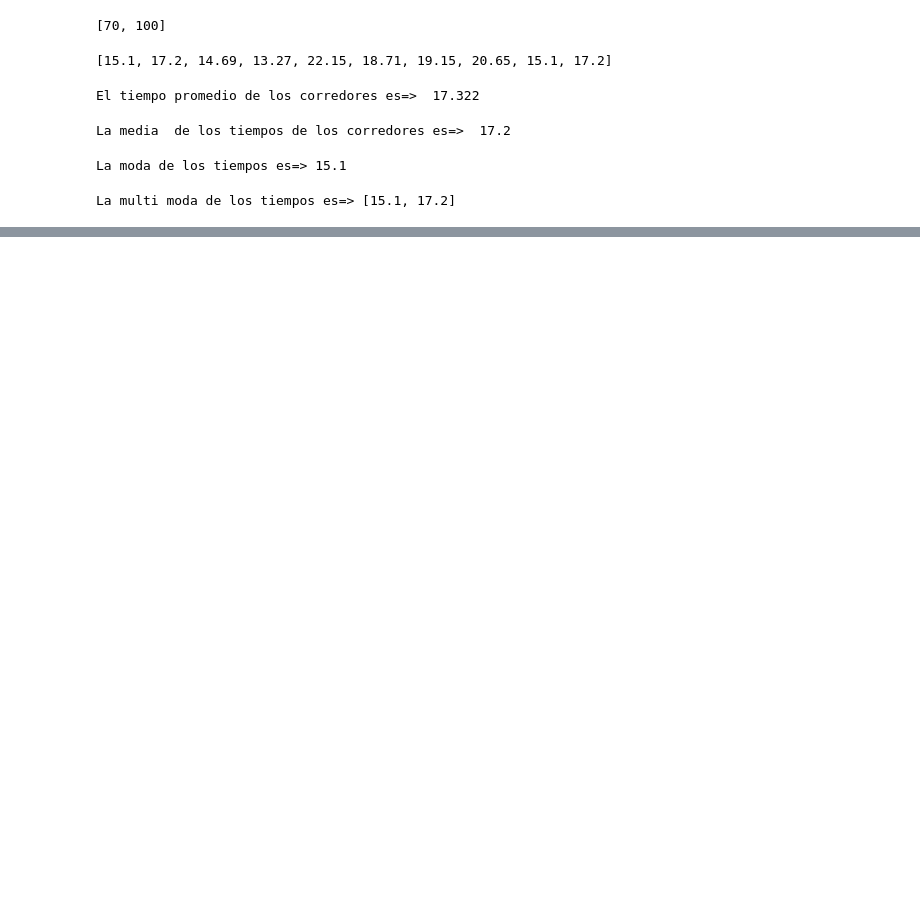
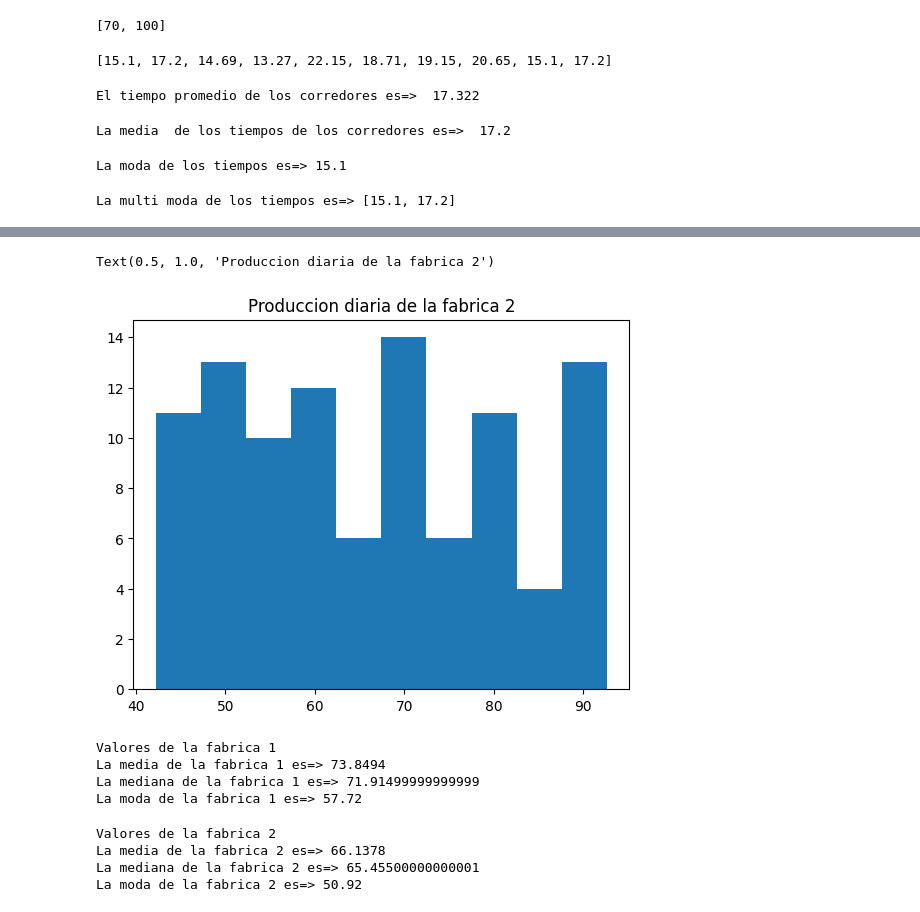
Before and after one commit to Andymlndz/PYE, a Jupyter notebook: Practica1.ipynb, the cells around one changed output, grey strips where cells are left out. Saved outputs shown, nothing was run; the diff lists cells and outputs as text; code cells hidden in the pictures; blank space fills up the shorter version.

```diff
--- a/Practica1.ipynb
+++ b/Practica1.ipynb
@@ -73,0 +91,37 @@ print(fabrica1)
+# %%
+import matplotlib.pyplot as plt
+plt.hist(fabrica2)
+plt.title("Produccion diaria de la fabrica 2")
+# %% [output]
+Text(0.5, 1.0, 'Produccion diaria de la fabrica 2')
+[figure, added]
+# %%
+from statistics import *
+
+media1 = mean(fabrica1)
+mediana1 = median(fabrica1)
+moda1 = mode(fabrica1)
+
+print("Valores de la fabrica 1")
+print("La media de la fabrica 1 es=>",media1)
+print("La mediana de la fabrica 1 es=>",mediana1)
+print("La moda de la fabrica 1 es=>",moda1)
+# %% [output]
+Valores de la fabrica 1
+La media de la fabrica 1 es=> 73.8494
+La mediana de la fabrica 1 es=> 71.91499999999999
+La moda de la fabrica 1 es=> 57.72
+# %%
+media2 = mean(fabrica2)
+mediana2 = median(fabrica2)
+moda2 = mode(fabrica2)
+
+print("Valores de la fabrica 2")
+print("La media de la fabrica 2 es=>",media2)
+print("La mediana de la fabrica 2 es=>",mediana2)
+print("La moda de la fabrica 2 es=>",moda2)
+# %% [output]
+Valores de la fabrica 2
+La media de la fabrica 2 es=> 66.1378
+La mediana de la fabrica 2 es=> 65.45500000000001
+La moda de la fabrica 2 es=> 50.92
```
Also changed, not shown: parts of 7 cells of this notebook.
